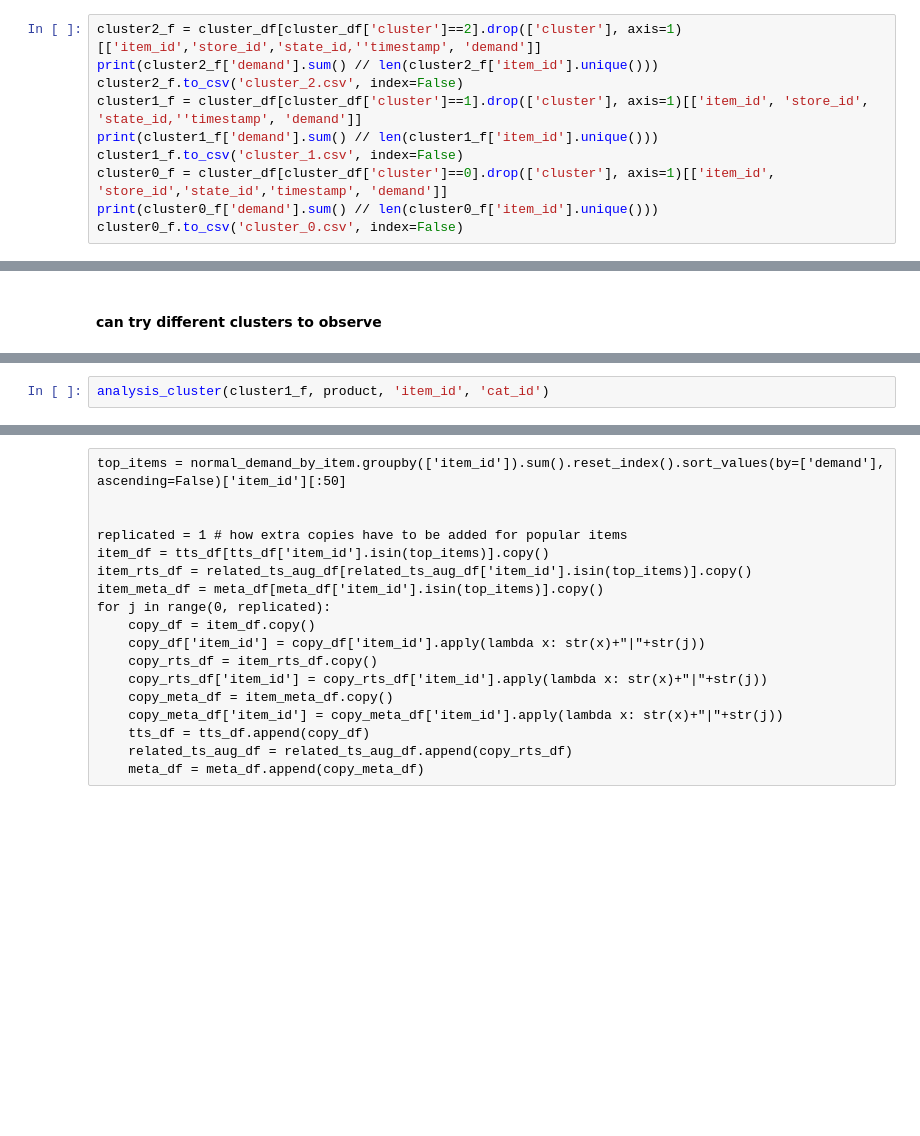
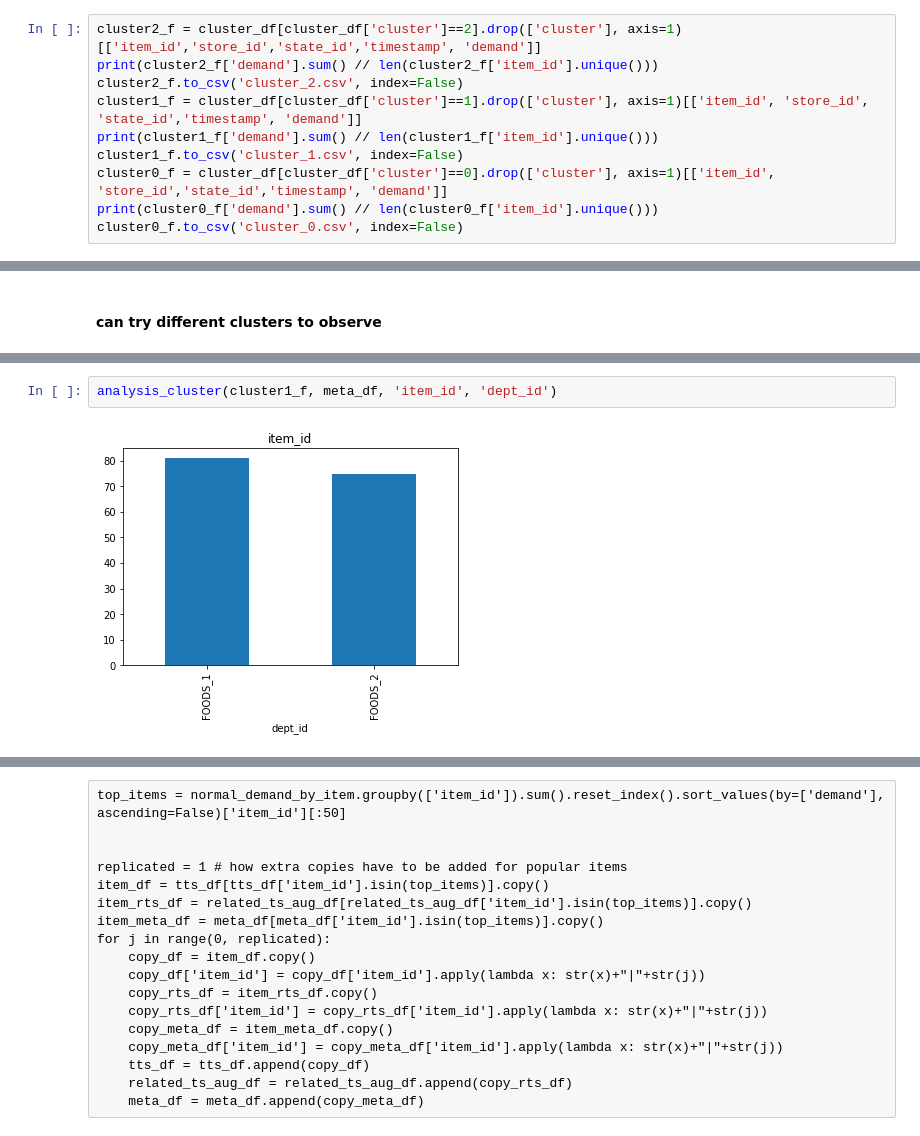
Before and after one commit to catwhiskers/kaggle-m5-amazon-forecast-example, a Jupyter notebook: 0.Data_Explore.ipynb, the cells around one changed output, grey strips where cells are left out. Cells and saved outputs as stored; diff of their text form; blank space fills up the shorter version.

```diff
--- a/0.Data_Explore.ipynb
+++ b/0.Data_Explore.ipynb
@@ -346,8 +378,8 @@ cluster_df['cluster'] = np.array(cluster_pred)
 # %%
-cluster2_f = cluster_df[cluster_df['cluster']==2].drop(['cluster'], axis=1)[['item_id','store_id','state_id,''timestamp', 'demand']]
+cluster2_f = cluster_df[cluster_df['cluster']==2].drop(['cluster'], axis=1)[['item_id','store_id','state_id','timestamp', 'demand']]
 print(cluster2_f['demand'].sum() // len(cluster2_f['item_id'].unique()))
 cluster2_f.to_csv('cluster_2.csv', index=False)
-cluster1_f = cluster_df[cluster_df['cluster']==1].drop(['cluster'], axis=1)[['item_id', 'store_id', 'state_id,''timestamp', 'demand']]
+cluster1_f = cluster_df[cluster_df['cluster']==1].drop(['cluster'], axis=1)[['item_id', 'store_id', 'state_id','timestamp', 'demand']]
 print(cluster1_f['demand'].sum() // len(cluster1_f['item_id'].unique()))
 cluster1_f.to_csv('cluster_1.csv', index=False)
 cluster0_f = cluster_df[cluster_df['cluster']==0].drop(['cluster'], axis=1)[['item_id', 'store_id','state_id','timestamp', 'demand']]
@@ -372,3 +428,5 @@ analysis_cluster(cluster0_f, product, 'item_id', 'cat_id')
 # %%
-analysis_cluster(cluster1_f, product, 'item_id', 'cat_id')
+analysis_cluster(cluster1_f, meta_df, 'item_id', 'dept_id')
+# %% [output]
+[figure, added]
 # %%
```
Also changed, not shown: parts of 7 cells of this notebook.
